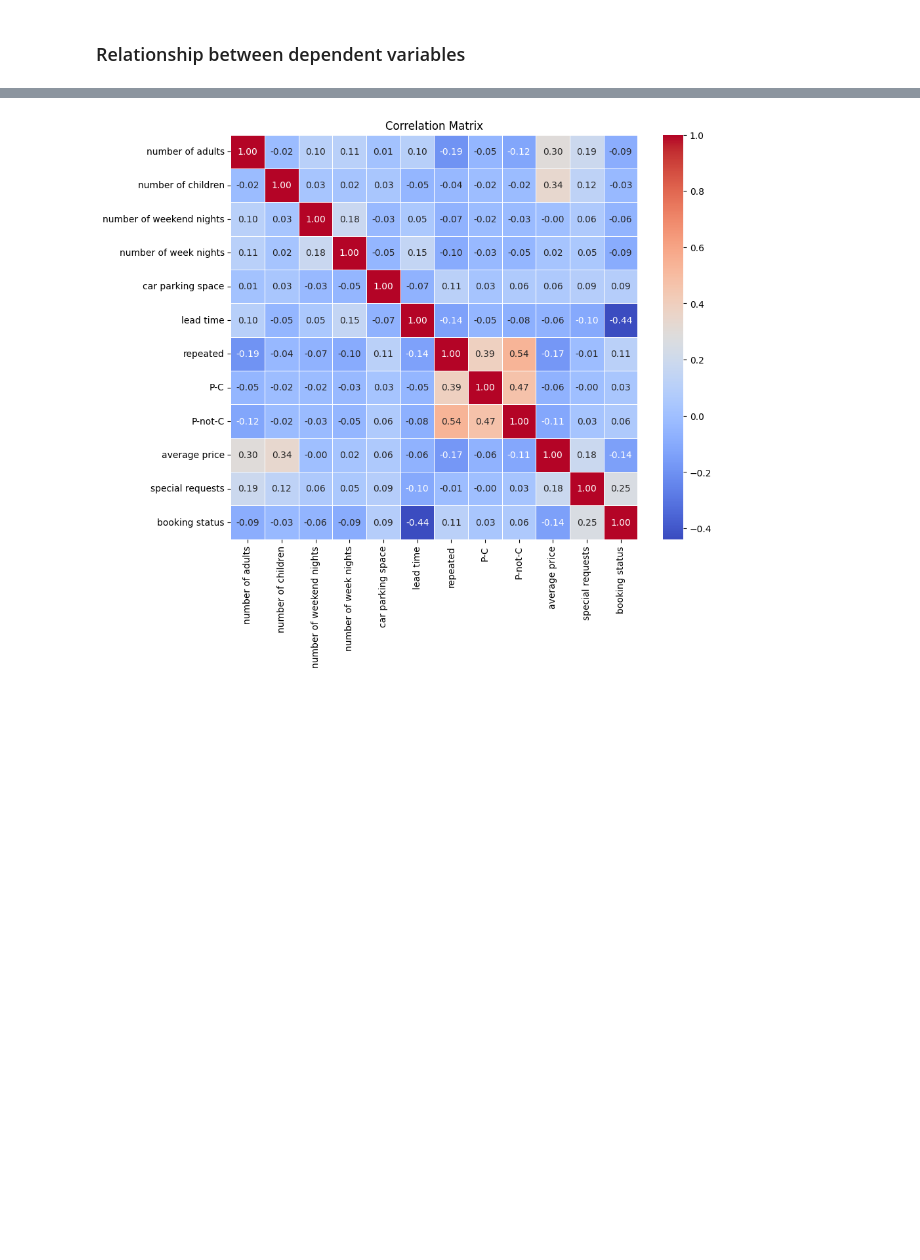
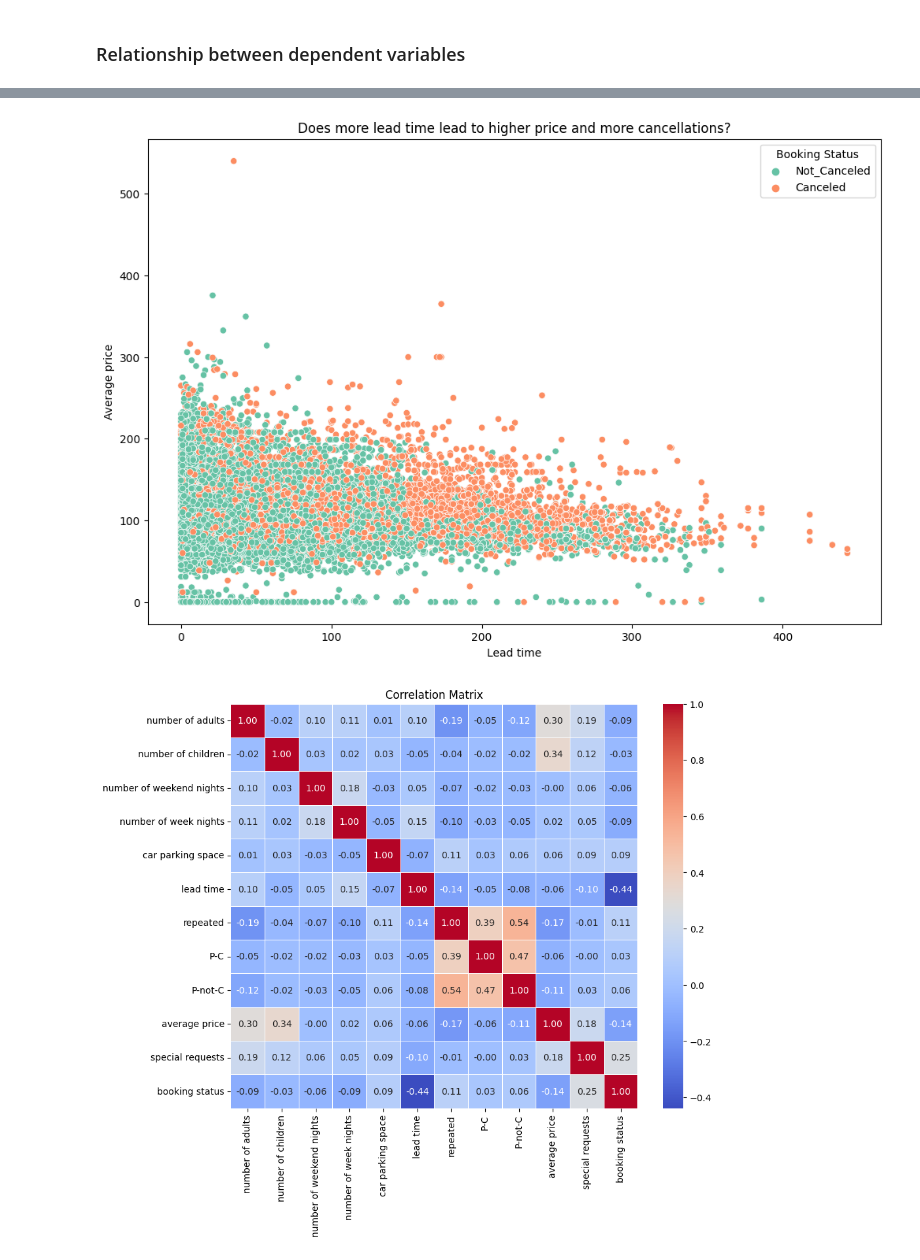
Before and after one commit to BenRoshan100/Booking-Cancellation-Prediction, a Jupyter notebook: booking_eda.ipynb, the cells around one changed output, grey strips where cells are left out. Saved outputs shown, nothing was run; the diff lists cells and outputs as text; code cells hidden in the pictures; blank space fills up the shorter version.

```diff
--- a/booking_eda.ipynb
+++ b/booking_eda.ipynb
@@ -260,3 +352,14 @@ plt.show()
+# %%
+# Plot scatter plot
+plt.figure(figsize=(12, 8))
+sns.scatterplot(data=booking_data, x='lead time', y='average price', hue='booking status', palette='Set2')
+plt.title('Does more lead time lead to higher price and more cancellations?')
+plt.xlabel('Lead time')
+plt.ylabel('Average price')
+plt.legend(title='Booking Status')
+plt.show()
+# %% [output]
+[figure, added]
 # %%
 label_encoder=LabelEncoder()
 booking_data['booking status']=label_encoder.fit_transform(booking_data['booking status'])
```
Also changed, not shown: parts of 4 cells of this notebook.
